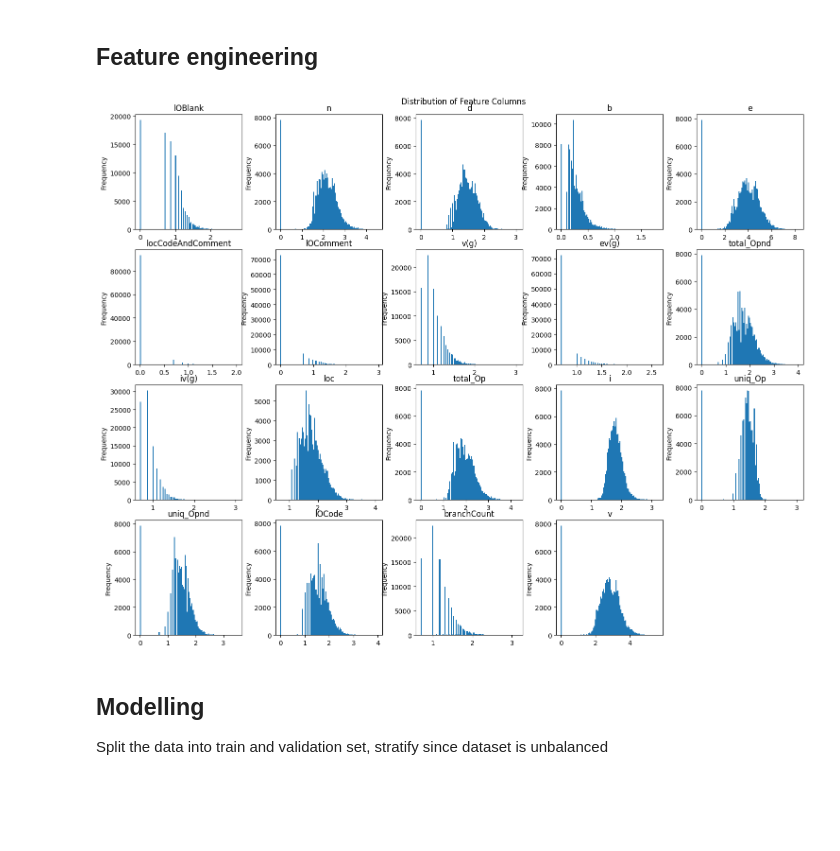
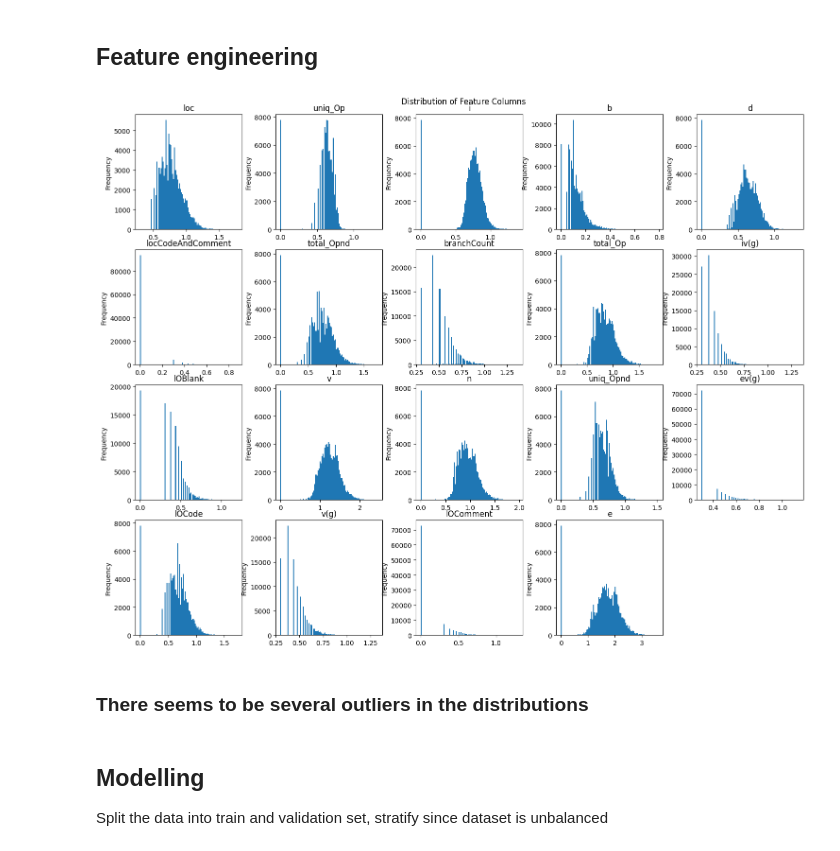
Before and after one commit to incardo/kaggle-playground, a Jupyter notebook: Binary-Classification_Software_Defects_Dataset/eda_software_defects.ipynb, the cells around one changed output. Drawn from its saved outputs; the diff is of its cells as text; code cells hidden in the pictures; blank space fills up the shorter version.

```diff
--- a/Binary-Classification_Software_Defects_Dataset/eda_software_defects.ipynb
+++ b/Binary-Classification_Software_Defects_Dataset/eda_software_defects.ipynb
@@ -252,6 +268,7 @@ FEATURES = list(set(train_data.columns)-set(["defects"])-set(["t", "l"])) #set([
 TARGET = 'defects'
 # %%
 from sklearn.preprocessing import MinMaxScaler
+from scipy.stats import yeojohnson
 
 def edit_X_features(df):
 
@@ -261,32 +278,39 @@ def edit_X_features(df):
     # df_new["v(g)/loc"] = df_new["v(g)"]/df_new["loc"]
     # df_new["iv(g)/loc"] = df_new["iv(g)"]/df_new["loc"]
     # df_new["ev(g)/loc"] = df_new["ev(g)"]/df_new["loc"]
+
+    # df_new['mean_bnv']         = (df_new['n'] + df['v'] + df_new['b']) /3
+    # df_new['mean_uniqOpOpend'] = (df_new['uniq_Op'] + df_new['uniq_Opnd']) /2
+    # df_new['mean_totOpOpend']  = (df_new['total_Op'] + df_new['total_Opnd']) /2
+    # df_new['mean_brcntvg']     = (df_new['branchCount'] + df_new['v(g)']) / 2
 
     # df_new['loc_50']=(df_new['loc']<50)
     # df_new['n_129']=(df_new['n']<129)
     # df_new['v_755']=(df_new['v']<755)
     # df_new['d_16']=(df_new['d']<16)
     # df_new['i_31']=(df_new['i']<31)
     # df_new['e_35775']=(df_new['e']<35775)
     # # df_new['t_1955']=(df_new['t']<1955)
     # df_new['lOCode_30']=(df_new['lOCode']<30)
     # df_new['uniq_Opnd_19']=(df_new['uniq_Opnd']<19)
     # df_new['total_Op_77']=(df_new['total_Op']<77)
     # df_new['total_Opnd_52']=(df_new['total_Opnd']<52)
     # df_new['branchCount_13']=(df_new['branchCount']<13)
     # # df_new['total_defects']=df_new['loc_50']+df_new['n_129']+df_new['v_755']+df_new['d_16']+df_new['i_31']+df_new['e_35775']+df_new['t_1955']+df_new['lOCode_30']+df_new['uniq_Opnd_19']+df_new['total_Op_77']+df_new['total_Opnd_52']+df_new['branchCount_13']
     # df_new['total_defects']=df_new['loc_50']+df_new['n_129']+df_new['v_755']+df_new['d_16']+df_new['i_31']+df_new['e_35775']+df_new['lOCode_30']+df_new['uniq_Opnd_19']+df_new['total_Op_77']+df_new['total_Opnd_52']+df_new['branchCount_13']
 
     sqrt_df = np.sqrt(df_new)
-    log_df =  np.log(sqrt_df+1)
+    log_df =  np.log10(sqrt_df+1)
 
     # scaler = MinMaxScaler()
     # scaled_data = scaler.fit_transform(log_df)
     # scaled_df = pd.DataFrame(scaled_data, columns=log_df.columns,  index=df.index)
 
     return log_df
 
 full_enhanced=  edit_X_features(train_data[FEATURES])
 plot_features_distribution(full_enhanced)
 # %% [output]
-[figure, old version]
+[figure, new version]
+# %% [markdown]
+### There seems to be several outliers in the distributions
```
Also changed, not shown: parts of 30 cells of this notebook, 5 other files.
